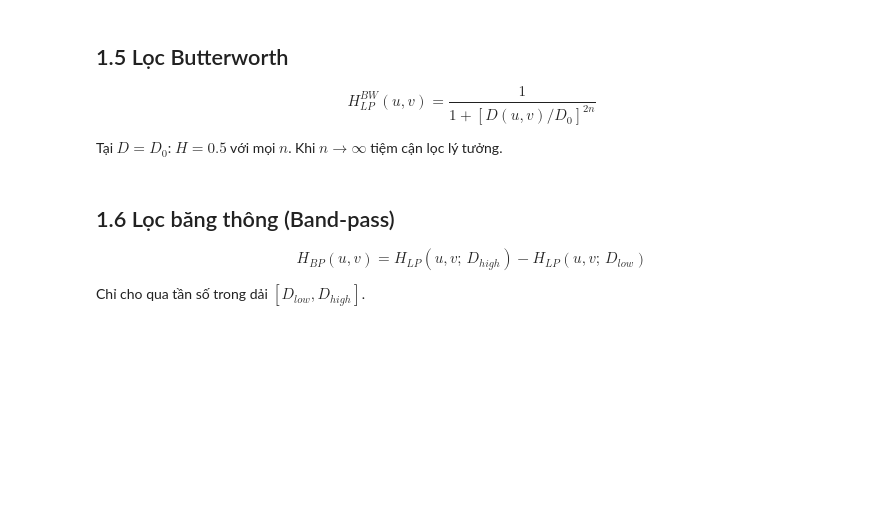
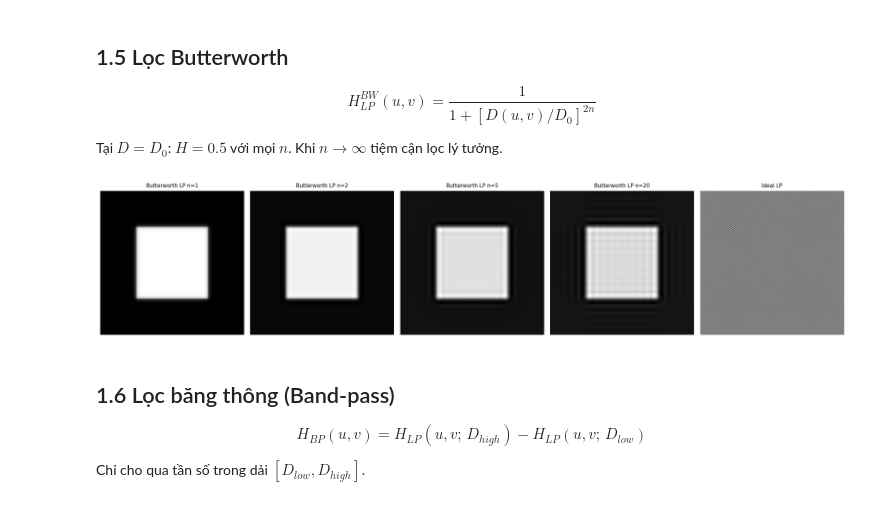
Before and after one commit to thuankoten/computer-vision-lab, a Jupyter notebook: Chapter02/assignment_starter-2.ipynb, the cells around one changed output. Drawn from its saved outputs; the diff is of its cells as text; code cells hidden in the pictures; blank space fills up the shorter version.

Commit message:
Complete section 1.5 Butterworth filter

```diff
--- a/Chapter02/assignment_starter-2.ipynb
+++ b/Chapter02/assignment_starter-2.ipynb
@@ -215,25 +217,32 @@ Tại $D=D_0$: $H=0.5$ với mọi $n$. Khi $n\to\infty$ tiệm cận lọc lý
 # %%
 def butterworth_lp(M, N, D0, n):
     """Mask lọc thấp Butterworth bậc n."""
-    # TODO
-    raise NotImplementedError
+    D = freq_coords(M, N)
+
+    H = 1 / (1 + (D / D0) ** (2 * n))
+
+    return H
 
 def butterworth_hp(M, N, D0, n):
     """Mask lọc cao Butterworth bậc n."""
-    # TODO
-    raise NotImplementedError
+
+    H_lp = butterworth_lp(M, N, D0, n)
+
+    return 1 - H_lp
 # %%
 # So sánh Butterworth bậc khác nhau với Ideal
 D0, M, N = 20, *img_rect.shape
 results = []
 titles  = []
 for order in [1, 2, 5, 20]:
     H = butterworth_lp(M, N, D0, order)
     results.append(apply_filter(img_rect, H))
     titles.append(f'Butterworth LP n={order}')
-results.append(apply_filter(img_rect, ideal_lp(M, N, D0)))
+results.append(apply_filter(img_rect, ideal_lp((M, N), D0)))
 titles.append('Ideal LP')
 show_images(results, titles, figsize=(18, 4))
+# %% [output]
+[figure, added]
 # %% [markdown]
 ## 1.6 Lọc băng thông (Band-pass)
 
```
Also changed, not shown: parts of 1 cell of this notebook.
